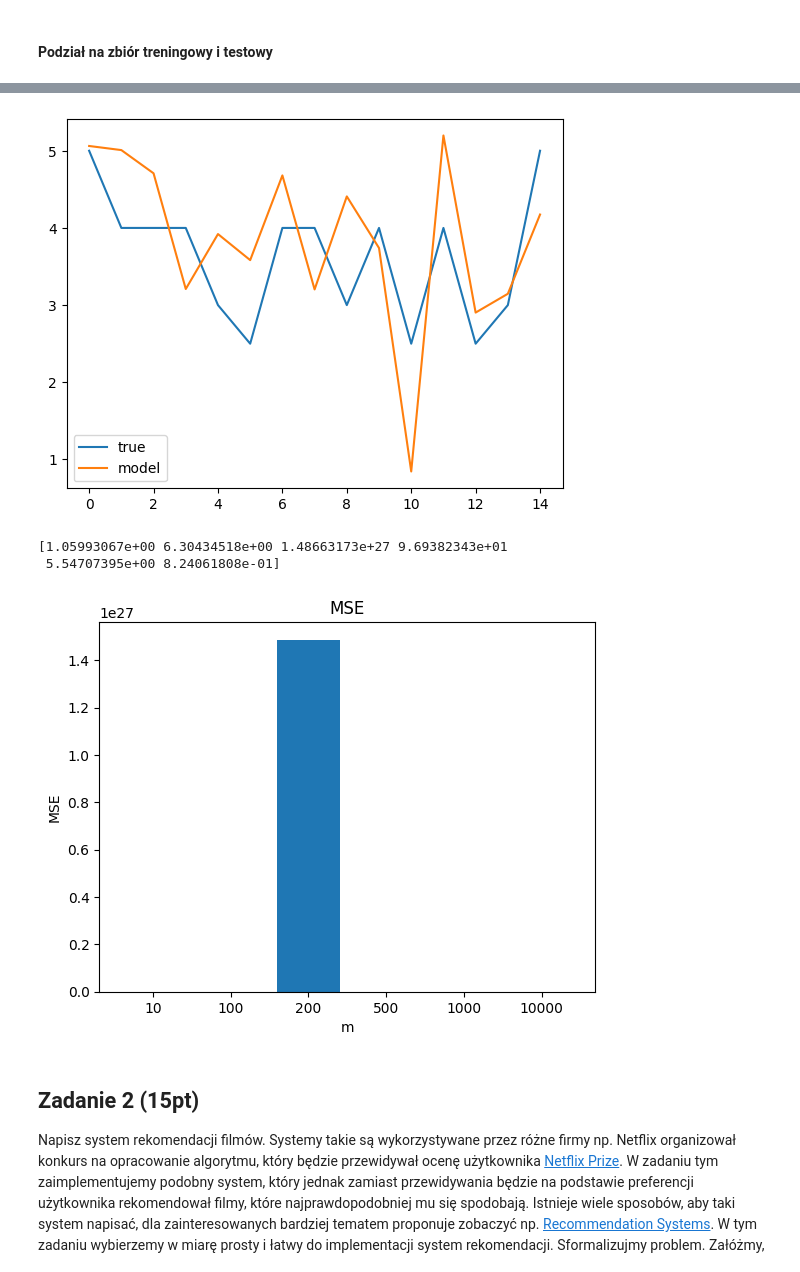
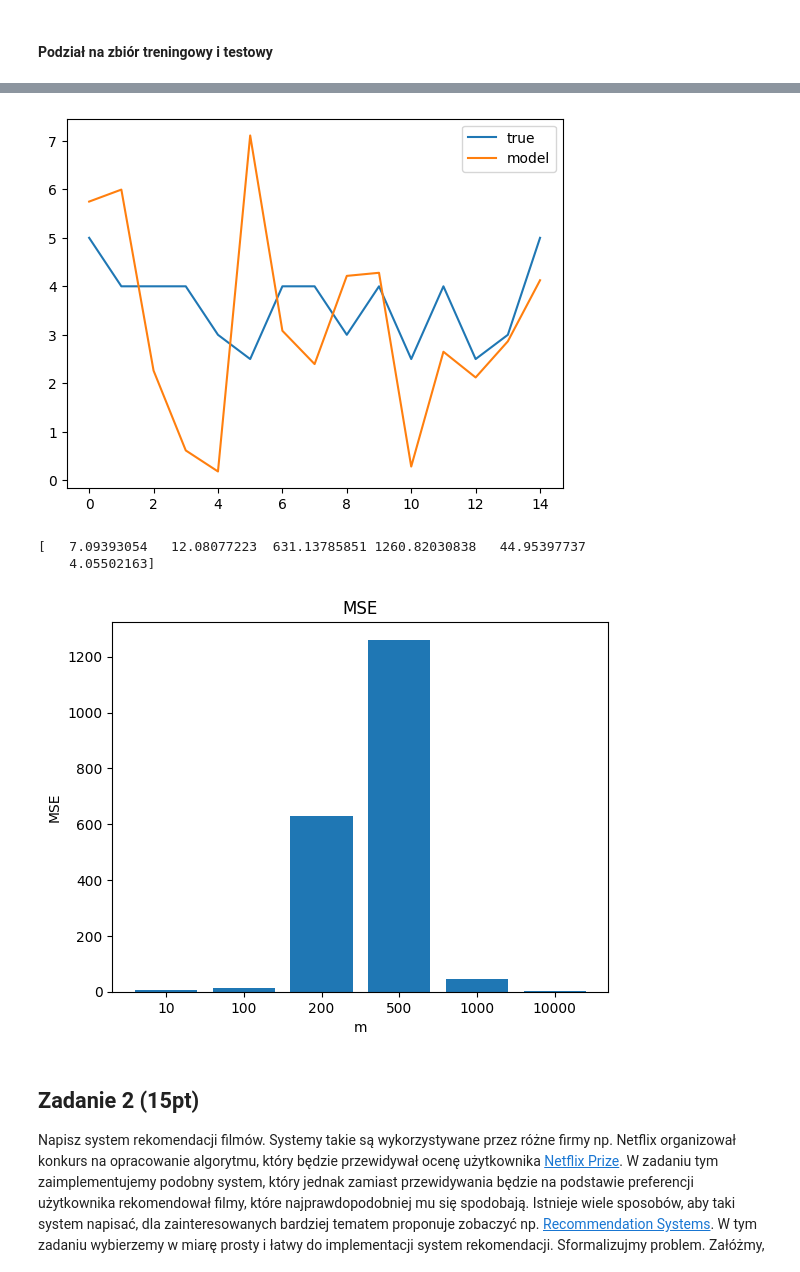
Before and after one commit to pucikplay/UMSI, a Jupyter notebook: L1/l1.ipynb, the cells around one changed output, grey strips where cells are left out. Cells and saved outputs as stored; diff of their text form; code cells hidden in the pictures.

```diff
--- a/L1/l1.ipynb
+++ b/L1/l1.ipynb
@@ -138,8 +145,8 @@ y_preds = []
 
 for m in M:
     X_m = X[:,:m]
-    reg = LinearRegression().fit(X_m,y)
-    y_pred = reg.predict(X_m)
+    res = sm.OLS(y,X_m).fit()
+    y_pred = res.predict(X_m)
     y_preds.append(y_pred)
     plt.plot(y, label='true')
     plt.plot(y_pred, label='model')
@@ -166,8 +173,8 @@ for m in M:
     X_m = X[:,:m]
     X_train = X_m[:TRAIN_SIZE]
     X_valid = X_m[TRAIN_SIZE:]
-    reg = LinearRegression().fit(X_train,y_train)
-    y_pred = reg.predict(X_valid)
+    res = sm.OLS(y_train,X_train).fit()
+    y_pred = res.predict(X_valid)
     y_preds.append(y_pred)
     plt.plot(y_valid, label='true')
     plt.plot(y_pred, label='model')
@@ -184,7 +191,7 @@ plot_error(y_valid, y_preds, M)
-[figure, old version]
+[figure, new version]
-[1.05993067e+00 6.30434518e+00 1.48663173e+27 9.69382343e+01
- 5.54707395e+00 8.24061808e-01]
+[   7.09393054   12.08077223  631.13785851 1260.82030838   44.95397737
+    4.05502163]
-[figure, old version]
+[figure, new version]
 # %% [markdown]
 ## Zadanie 2 (15pt)
 
```
Also changed, not shown: parts of 5 cells of this notebook.
